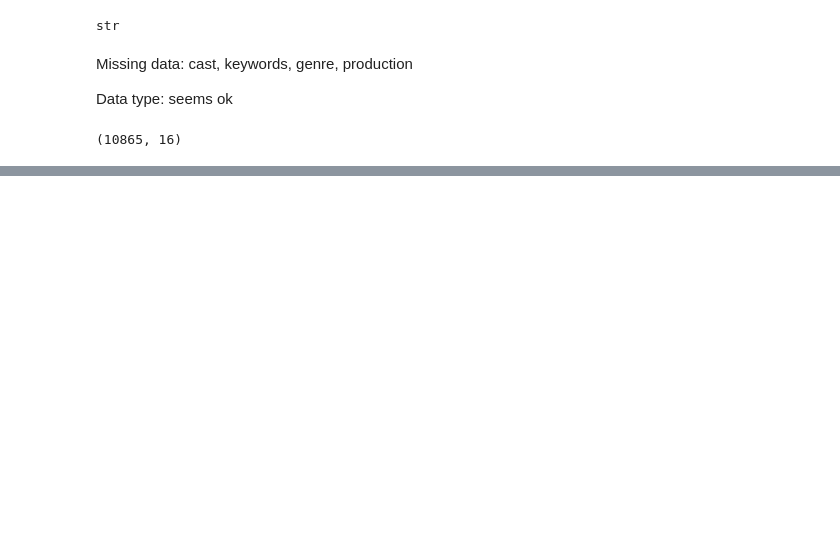
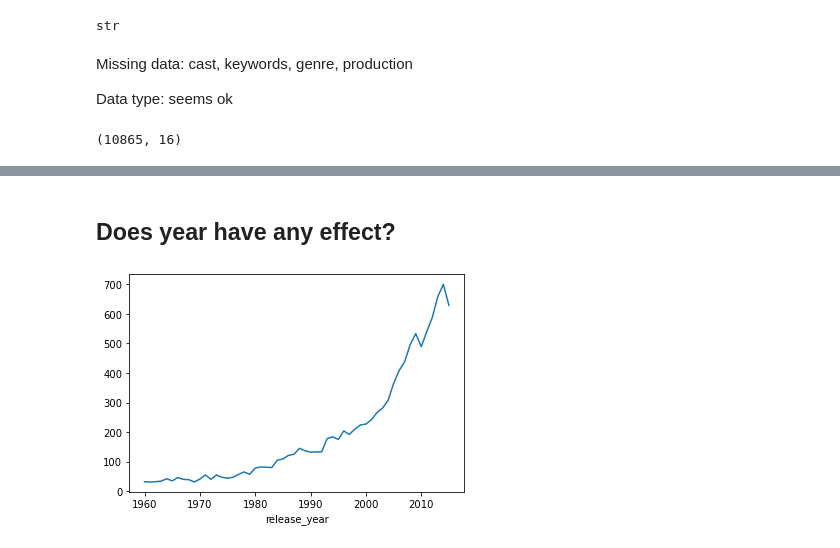
Before and after one commit to KaoriMI/Project_Investigate_a_Dataset, a Jupyter notebook: Draft_report.ipynb, the cells around one changed output, grey strips where cells are left out. Saved outputs shown, nothing was run; the diff lists cells and outputs as text; code cells hidden in the pictures; blank space fills up the shorter version.

```diff
--- a/Draft_report.ipynb
+++ b/Draft_report.ipynb
@@ -126,0 +124,4 @@ df['budget']
+# %%
+##budget treat 0 as nan
+cols = ['budget', 'revenue', 'runtime', 'budget_adj', 'revenue_adj']
+df[cols] = df[cols].replace({0:np.nan})
@@ -126,0 +148,6 @@ df['budget']
+# %% [markdown]
+## Does year have any effect?
+# %%
+df.groupby('release_year').count().original_title.plot();
+# %% [output]
+[figure, added]
```
Also changed, not shown: parts of 3 cells of this notebook.
